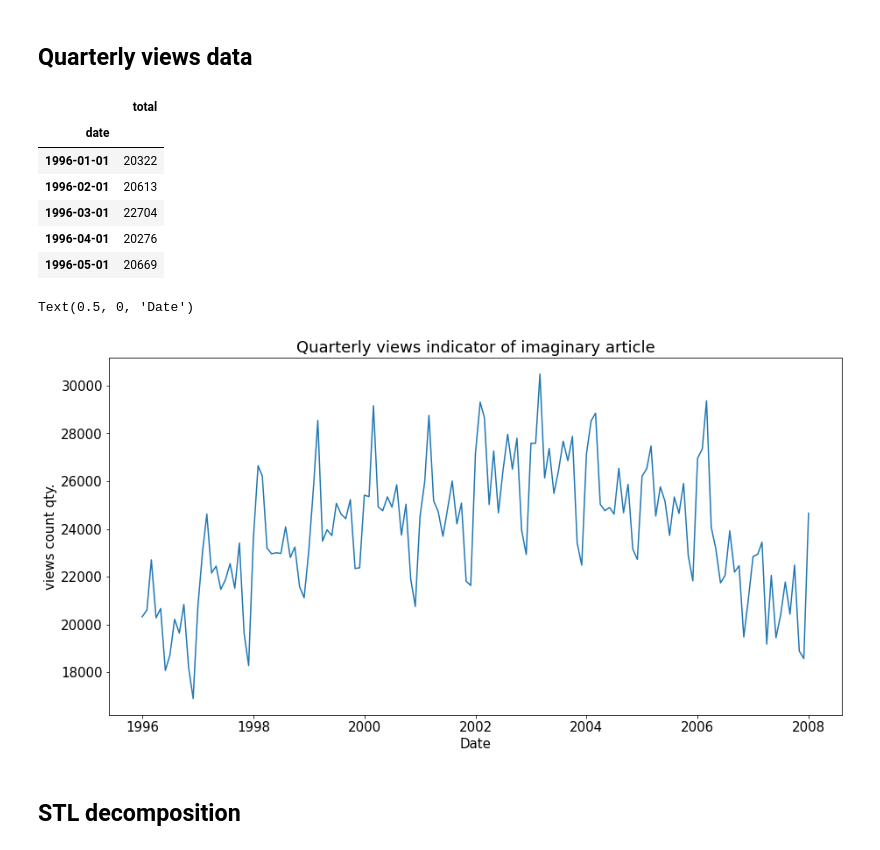
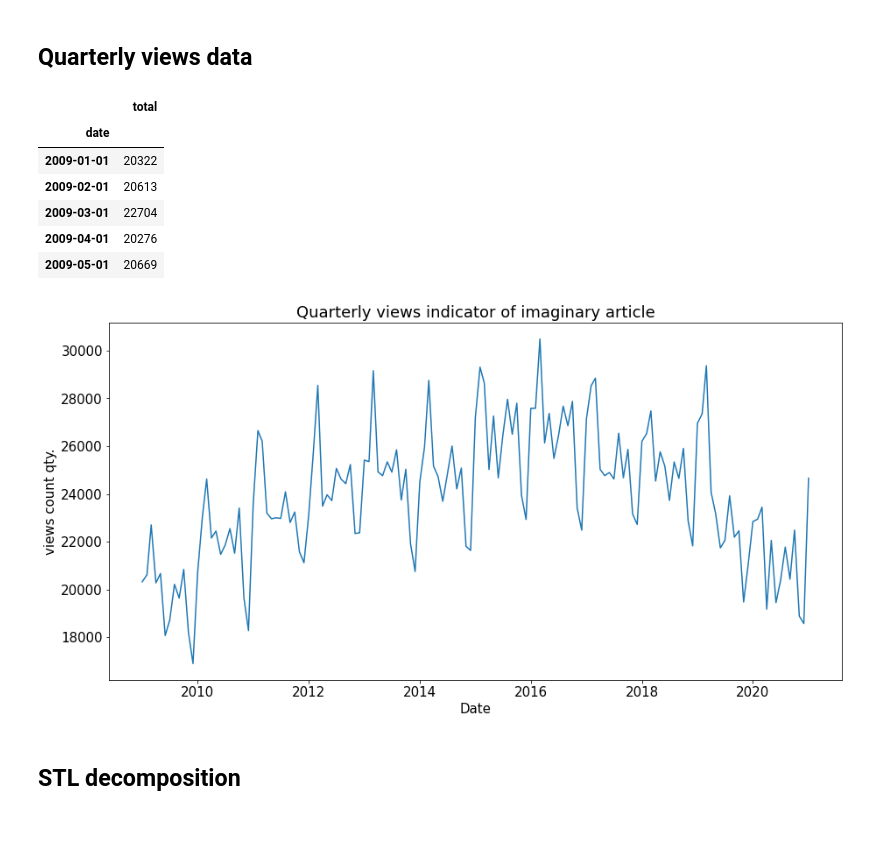
Before and after one commit to markbugatti/time-series-analysis, a Jupyter notebook: Advanced modelling/SARIMA 2.ipynb, the cells around one changed output. Drawn from its saved outputs; the diff is of its cells as text; code cells hidden in the pictures.

```diff
--- a/Advanced modelling/SARIMA 2.ipynb
+++ b/Advanced modelling/SARIMA 2.ipynb
@@ -40,8 +40,8 @@ data = pd.read_csv('../data/catfish.csv', parse_dates=[0], index_col=0, date_par
 data_column_name = "total"
 
 #transform
-start_date = datetime(1996,1,1)
-end_date = datetime(2008,1,1)
+start_date = datetime(2009,1,1)
+end_date = datetime(2021,1,1)
 data = data[start_date:end_date]
 
 data = data.asfreq(pd.infer_freq(data.index))
@@ -50,23 +50,25 @@ data.head()
 # %% [output]
 |  | total |
 | date |  |
-| 1996-01-01 | 20322 |
-| 1996-02-01 | 20613 |
-| 1996-03-01 | 22704 |
-| 1996-04-01 | 20276 |
-| 1996-05-01 | 20669 |
+| 2009-01-01 | 20322 |
+| 2009-02-01 | 20613 |
+| 2009-03-01 | 22704 |
+| 2009-04-01 | 20276 |
+| 2009-05-01 | 20669 |
 # %%
-plt.figure(figsize=[15, 7.5]); # Set dimensions for figure
-plt.plot(data)
-plt.title('Quarterly views indicator of imaginary article')
-plt.ylabel('views count qty.')
-plt.xlabel('Date')
+def print_data(data):
+    plt.figure(figsize=[15, 7.5]); # Set dimensions for figure
+    plt.plot(data)
+    plt.title('Quarterly views indicator of imaginary article')
+    plt.ylabel('views count qty.')
+    plt.xlabel('Date')
+
+print_data(data)
 #plt.xticks(rotation=90)
 #plt.grid(True)
 #plt.show()
 # %% [output]
-Text(0.5, 0, 'Date')
-[figure, old version]
+[figure, new version]
 # %% [markdown]
 ## STL decomposition
 # %%
```
Also changed, not shown: parts of 5 cells of this notebook, 2 other files.
